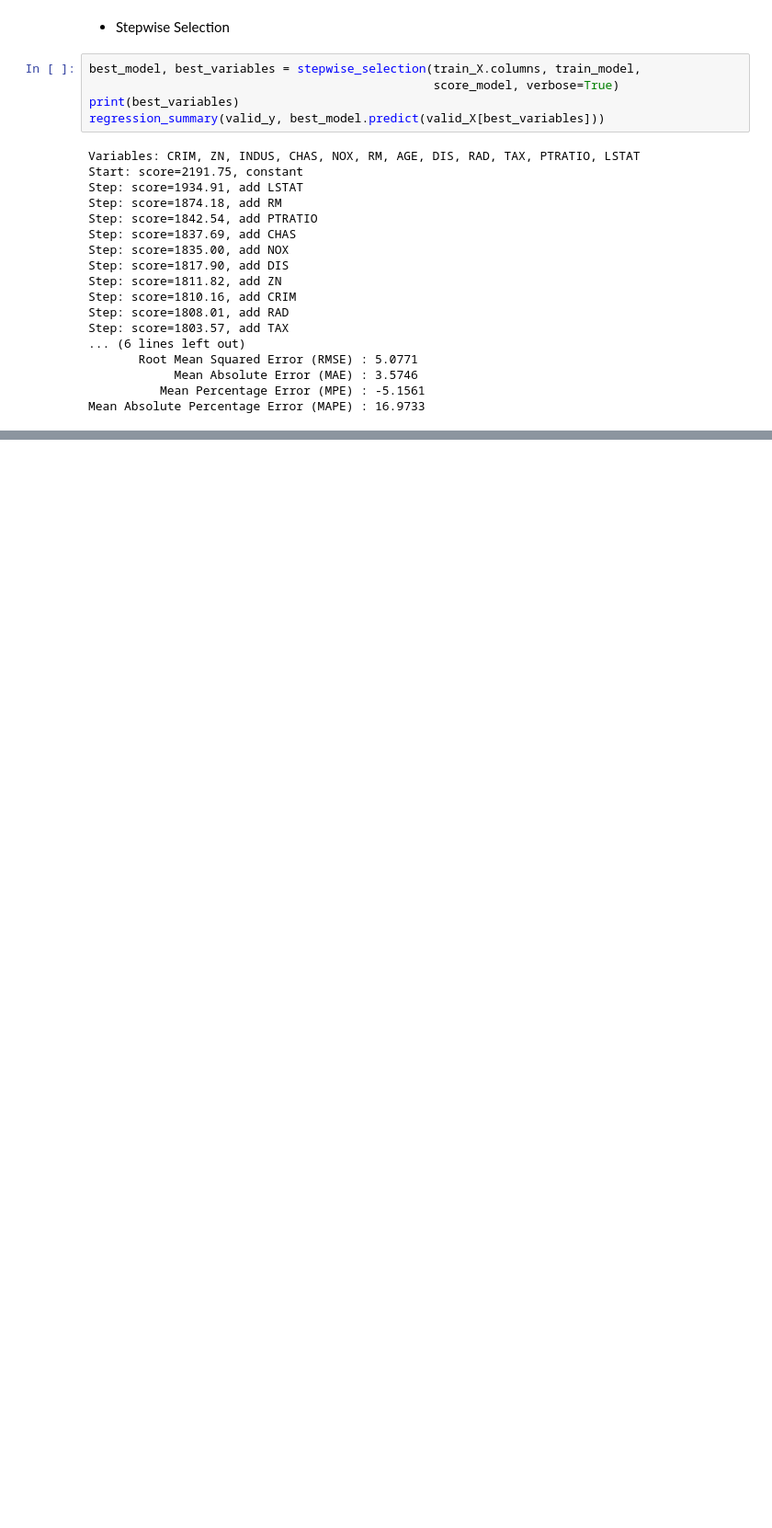
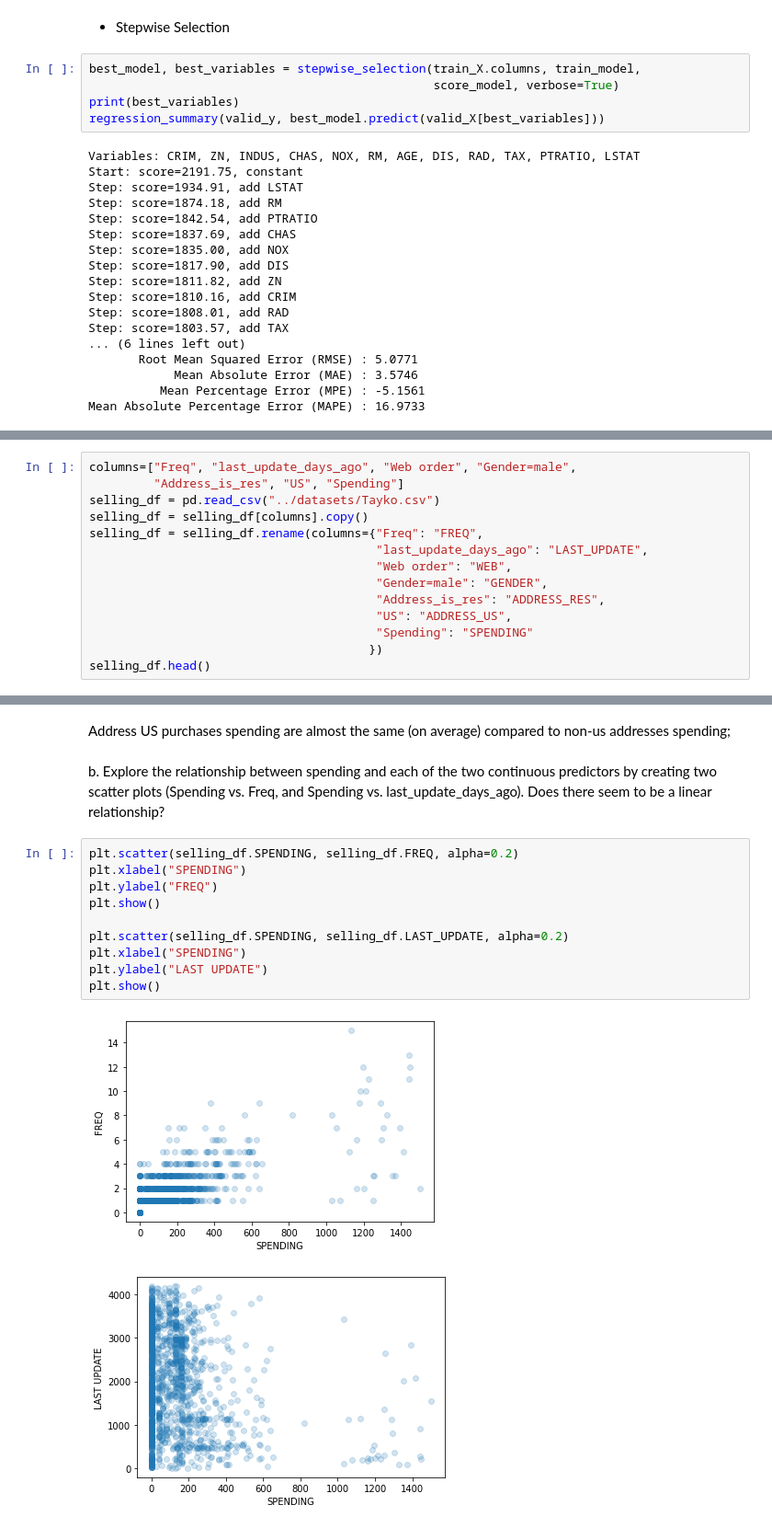
Before and after one commit to jeantardelli/data-mining-for-business-analytics, a Jupyter notebook: problems/chapter06_multiple_linear_regression.ipynb, the cells around one changed output, grey strips where cells are left out. Shown: that part at 92% size. Cells and saved outputs as stored; diff of their text form; blank space fills up the shorter version.

```diff
--- a/problems/chapter_06_multiple_linear_regression.ipynb
+++ b/problems/chapter06_multiple_linear_regression.ipynb
@@ -330,0 +402,14 @@ Mean Absolute Percentage Error (MAPE) : 16.9733
+# %%
+columns=["Freq", "last_update_days_ago", "Web order", "Gender=male",
+         "Address_is_res", "US", "Spending"]
+selling_df = pd.read_csv("../datasets/Tayko.csv")
+selling_df = selling_df[columns].copy()
+selling_df = selling_df.rename(columns={"Freq": "FREQ",
+                                        "last_update_days_ago": "LAST_UPDATE",
+                                        "Web order": "WEB",
+                                        "Gender=male": "GENDER",
+                                        "Address_is_res": "ADDRESS_RES",
+                                        "US": "ADDRESS_US",
+                                        "Spending": "SPENDING"
+                                       })
+selling_df.head()
@@ -330,0 +469,17 @@ Mean Absolute Percentage Error (MAPE) : 16.9733
+# %% [markdown]
+Address US purchases spending are almost the same (on average) compared to non-us addresses spending;
+# %% [markdown]
+b. Explore the relationship between spending and each of the two continuous predictors by creating two scatter plots (Spending vs. Freq, and Spending vs. last_update_days_ago). Does there seem to be a linear relationship?
+# %%
+plt.scatter(selling_df.SPENDING, selling_df.FREQ, alpha=0.2)
+plt.xlabel("SPENDING")
+plt.ylabel("FREQ")
+plt.show()
+
+plt.scatter(selling_df.SPENDING, selling_df.LAST_UPDATE, alpha=0.2)
+plt.xlabel("SPENDING")
+plt.ylabel("LAST UPDATE")
+plt.show()
+# %% [output]
+[figure, added]
+[figure, added]
```
Also changed, not shown: parts of 39 cells of this notebook, 1 other file.
